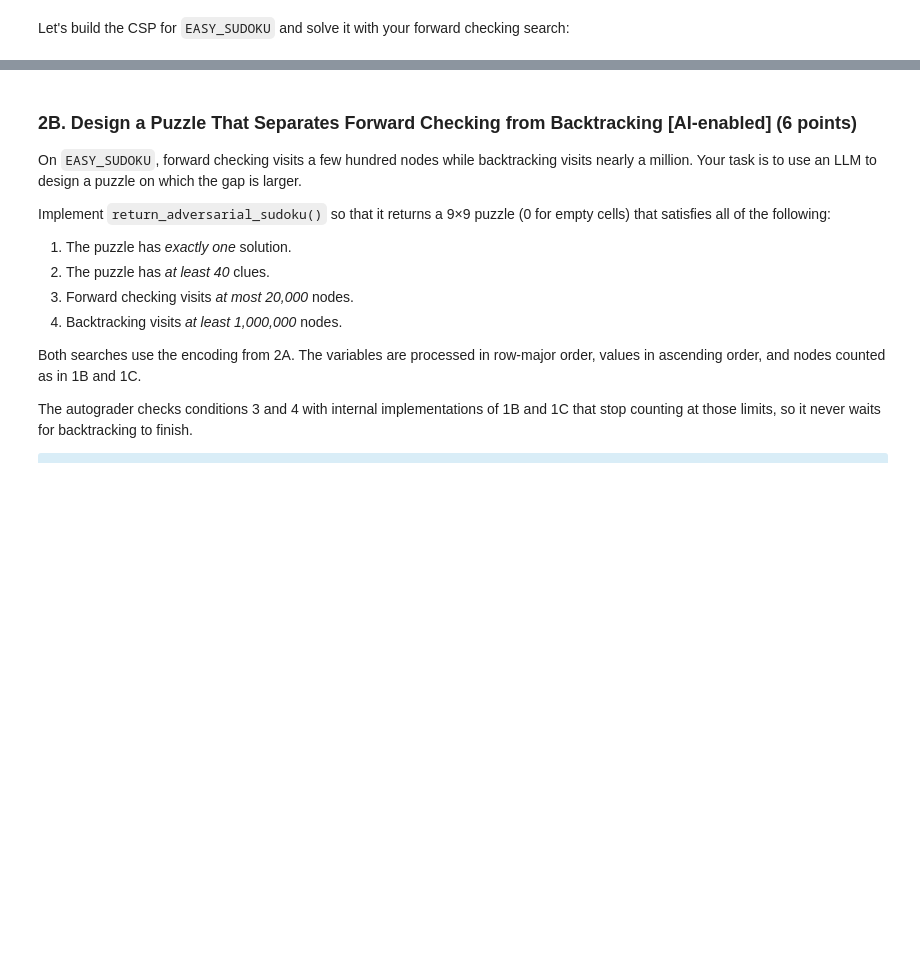
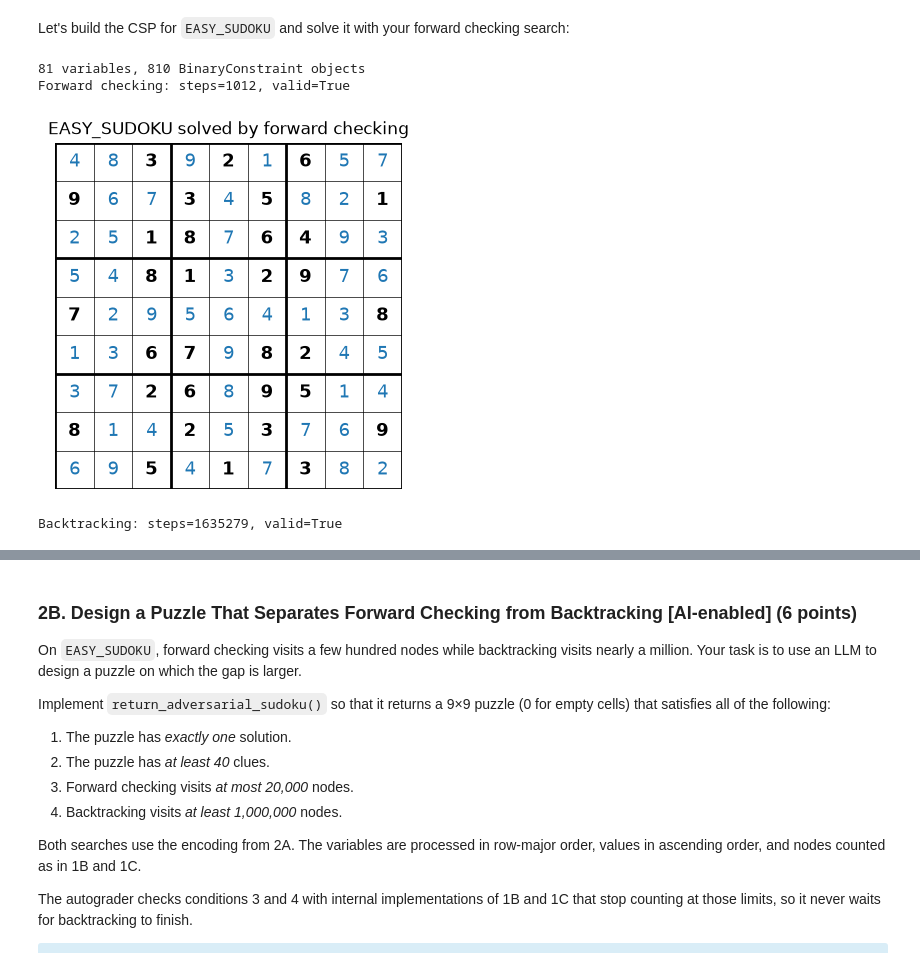
Before and after one commit to nathanalam/padm_local_f26, a Jupyter notebook: homeworks/ps4/ProblemSet04_CSPs_Classical_Planning_release.ipynb, the cells around one changed output, grey strips where cells are left out. Saved outputs shown, nothing was run; the diff lists cells and outputs as text; code cells hidden in the pictures; blank space fills up the shorter version.

```diff
--- a/homeworks/ps4/ProblemSet04_CSPs_Classical_Planning_release.ipynb
+++ b/homeworks/ps4/ProblemSet04_CSPs_Classical_Planning_release.ipynb
@@ -849,17 +946,22 @@ Let's build the CSP for `EASY_SUDOKU` and solve it with your forward checking se
 # %%
 csp = sudoku_csp(EASY_SUDOKU)
 n_constraints = sum(len(cs) for cs in csp.constraints.values()) // 2
 print(f"{len(csp.variables)} variables, {n_constraints} BinaryConstraint objects")
 
 fc_sol, fc_steps = forward_checking_search(csp)
 print(f"Forward checking: steps={fc_steps}, valid={is_complete_and_valid(csp, fc_sol or {})}")
 plot_sudoku(EASY_SUDOKU, fc_sol, title="EASY_SUDOKU solved by forward checking")
 plt.show()
 
 # Backtracking also solves this puzzle, but it visits about a million nodes
 # (roughly 15 seconds). Uncomment to try it:
-# bt_sol, bt_steps = backtracking_search(csp)
-# print(f"Backtracking: steps={bt_steps}, valid={is_complete_and_valid(csp, bt_sol or {})}")
+bt_sol, bt_steps = backtracking_search(csp)
+print(f"Backtracking: steps={bt_steps}, valid={is_complete_and_valid(csp, bt_sol or {})}")
+# %% [output]
+81 variables, 810 BinaryConstraint objects
+Forward checking: steps=1012, valid=True
+[figure, added]
+Backtracking: steps=1635279, valid=True
 # %%
 # Test 4
 Grader.run_single_test_inline(TestPSet4, "test_04_sudoku_csp", locals())
```
Also changed, not shown: parts of 23 cells of this notebook.
